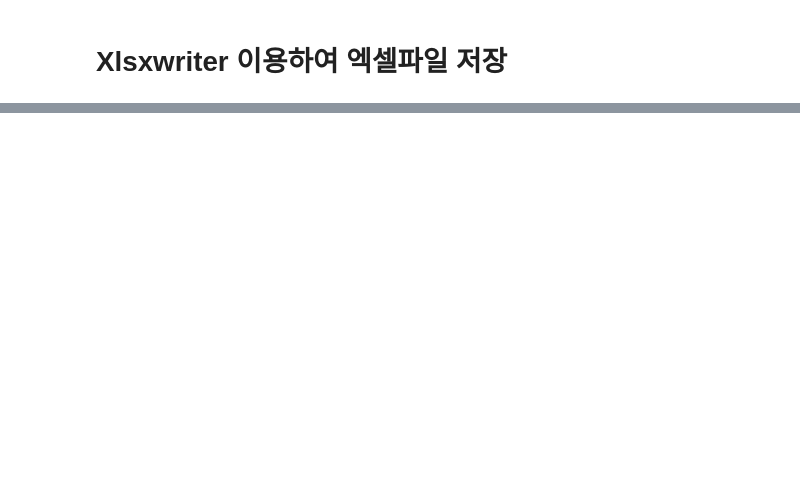
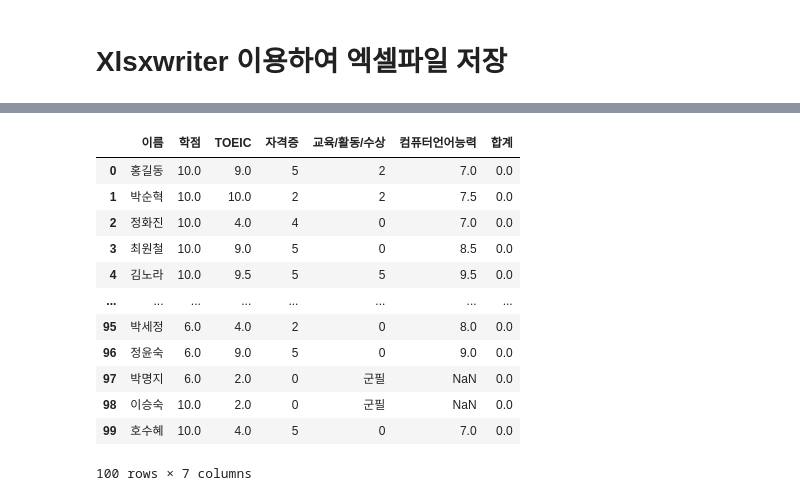
Before and after one commit to dkdlel6887/codingtest_preparing, a Jupyter notebook: xlsxwriter_study/xlsxwriter_06.ipynb, the cells around one changed output, grey strips where cells are left out. Saved outputs shown, nothing was run; the diff lists cells and outputs as text; code cells hidden in the pictures; blank space fills up the shorter version.

```diff
--- a/xlsxwriter_study/xlsxwriter_06.ipynb
+++ b/xlsxwriter_study/xlsxwriter_06.ipynb
@@ -1323,0 +1790,3 @@ TypeError: Unsupported type <class 'list'> in write()
+# %%
+df = df.T
+df
@@ -1323,0 +1812,26 @@ TypeError: Unsupported type <class 'list'> in write()
+# %%
+이름 = df.iloc[0]
+학점 = df.iloc[7]
+Toeic = df.iloc[10]
+자격증= df.iloc[11]
+교육 = df.iloc[12]
+컴퓨터언어능력 = df.iloc[-1]
+
+tot = pd.concat([학점, Toeic, 자격증, 교육, 컴퓨터언어능력], axis=1) # concat-> 데이터프레임 합치기
+tot['합계'] = tot.sum(axis = 1)
+tot = pd.concat([이름,tot],axis =1)
+tot
+# %% [output]
+|  | 이름 | 학점 | TOEIC | 자격증 | 교육/활동/수상 | 컴퓨터언어능력 | 합계 |
+| 0 | 홍길동 | 10.0 | 9.0 | 5 | 2 | 7.0 | 0.0 |
+| 1 | 박순혁 | 10.0 | 10.0 | 2 | 2 | 7.5 | 0.0 |
+| 2 | 정화진 | 10.0 | 4.0 | 4 | 0 | 7.0 | 0.0 |
+| 3 | 최원철 | 10.0 | 9.0 | 5 | 0 | 8.5 | 0.0 |
+| 4 | 김노라 | 10.0 | 9.5 | 5 | 5 | 9.5 | 0.0 |
+| ... | ... | ... | ... | ... | ... | ... | ... |
+| 95 | 박세정 | 6.0 | 4.0 | 2 | 0 | 8.0 | 0.0 |
+| 96 | 정윤숙 | 6.0 | 9.0 | 5 | 0 | 9.0 | 0.0 |
+| 97 | 박명지 | 6.0 | 2.0 | 0 | 군필 | NaN | 0.0 |
+| 98 | 이승숙 | 10.0 | 2.0 | 0 | 군필 | NaN | 0.0 |
+| 99 | 호수혜 | 10.0 | 4.0 | 5 | 0 | 7.0 | 0.0 |
+100 rows × 7 columns
```
Also changed, not shown: parts of 16 cells of this notebook, 2 other files.
